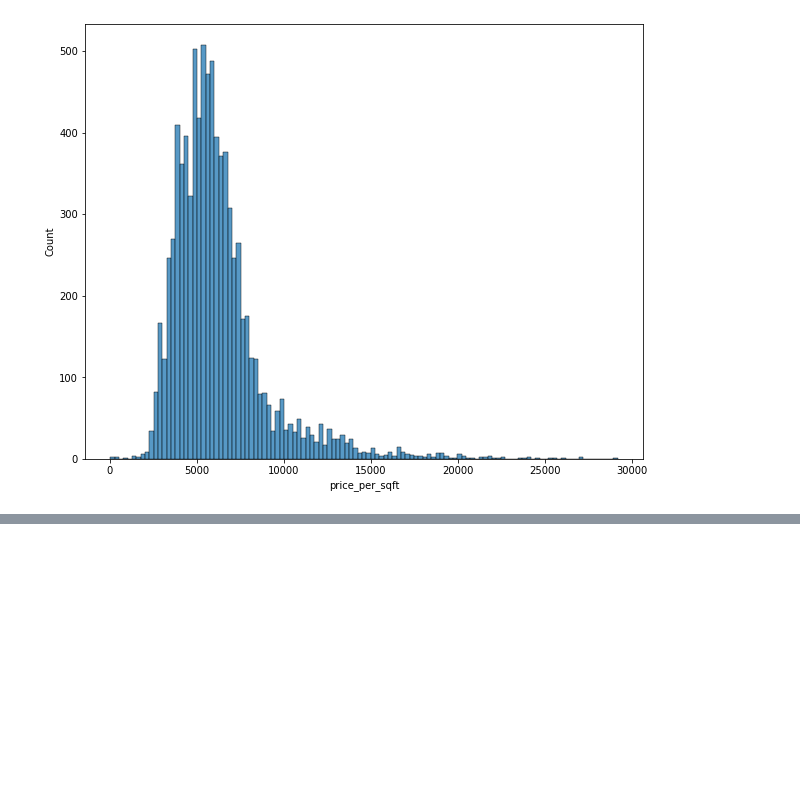
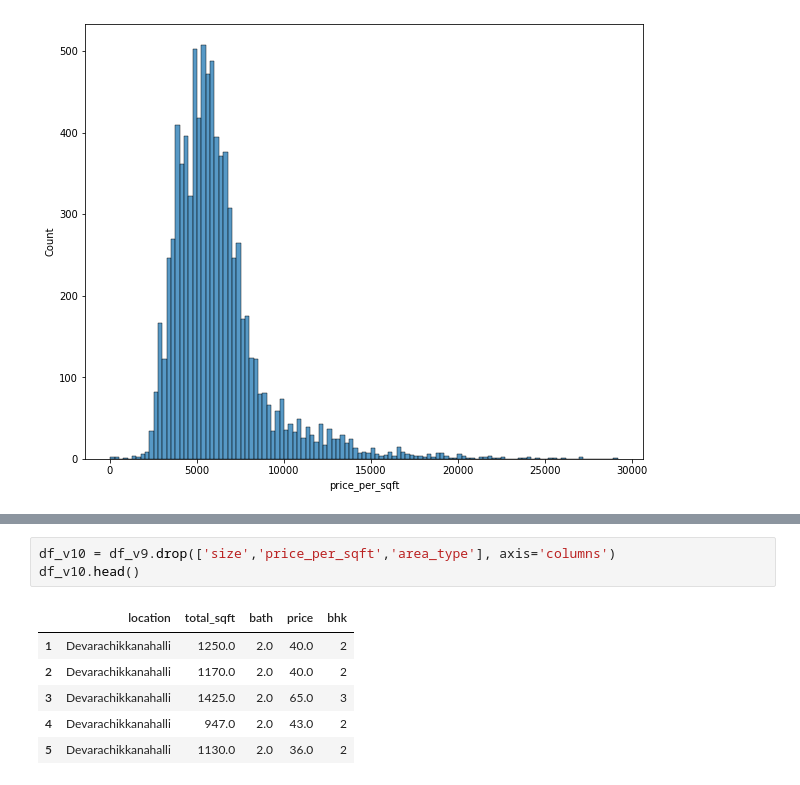
Before and after one commit to ugoswami11/Bengaluru-house-price-prediction, a Jupyter notebook: price-prediction.ipynb, the cells around one changed output, grey strips where cells are left out. Drawn from its saved outputs; the diff is of its cells as text; blank space fills up the shorter version.

```diff
--- a/price-prediction.ipynb
+++ b/price-prediction.ipynb
@@ -587,0 +633,10 @@ sns.histplot(df_v9.price_per_sqft)
+# %%
+df_v10 = df_v9.drop(['size','price_per_sqft','area_type'], axis='columns')
+df_v10.head()
+# %% [output]
+|  | location | total_sqft | bath | price | bhk |
+| 1 | Devarachikkanahalli | 1250.0 | 2.0 | 40.0 | 2 |
+| 2 | Devarachikkanahalli | 1170.0 | 2.0 | 40.0 | 2 |
+| 3 | Devarachikkanahalli | 1425.0 | 2.0 | 65.0 | 3 |
+| 4 | Devarachikkanahalli | 947.0 | 2.0 | 43.0 | 2 |
+| 5 | Devarachikkanahalli | 1130.0 | 2.0 | 36.0 | 2 |
```
Also changed, not shown: parts of 20 cells of this notebook.
